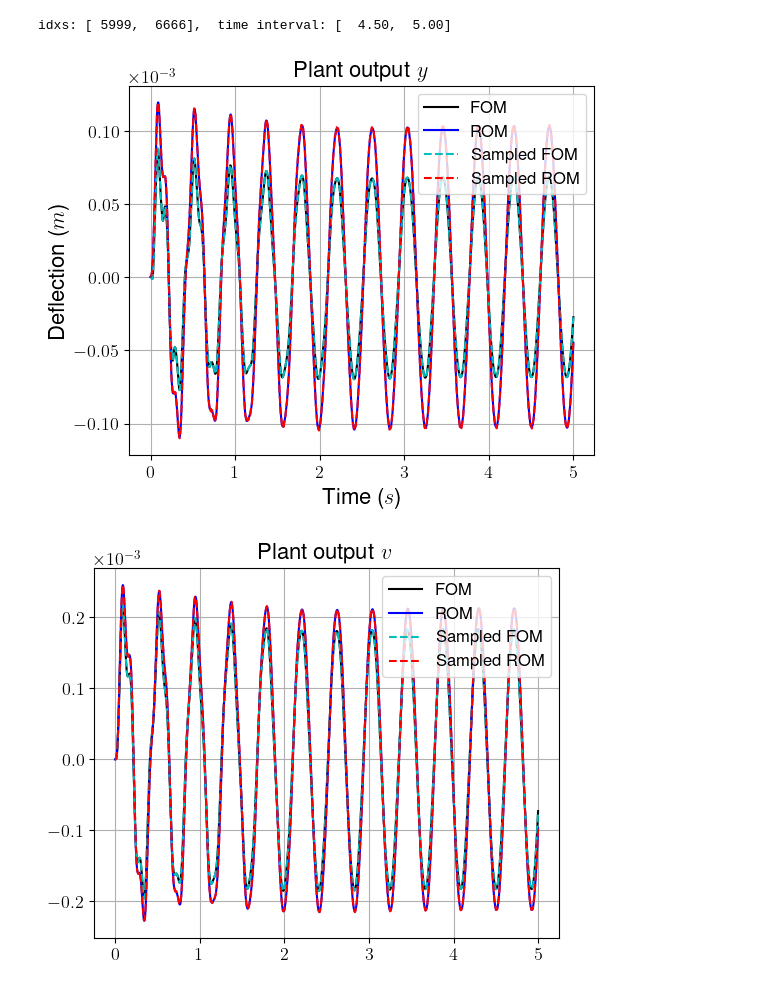
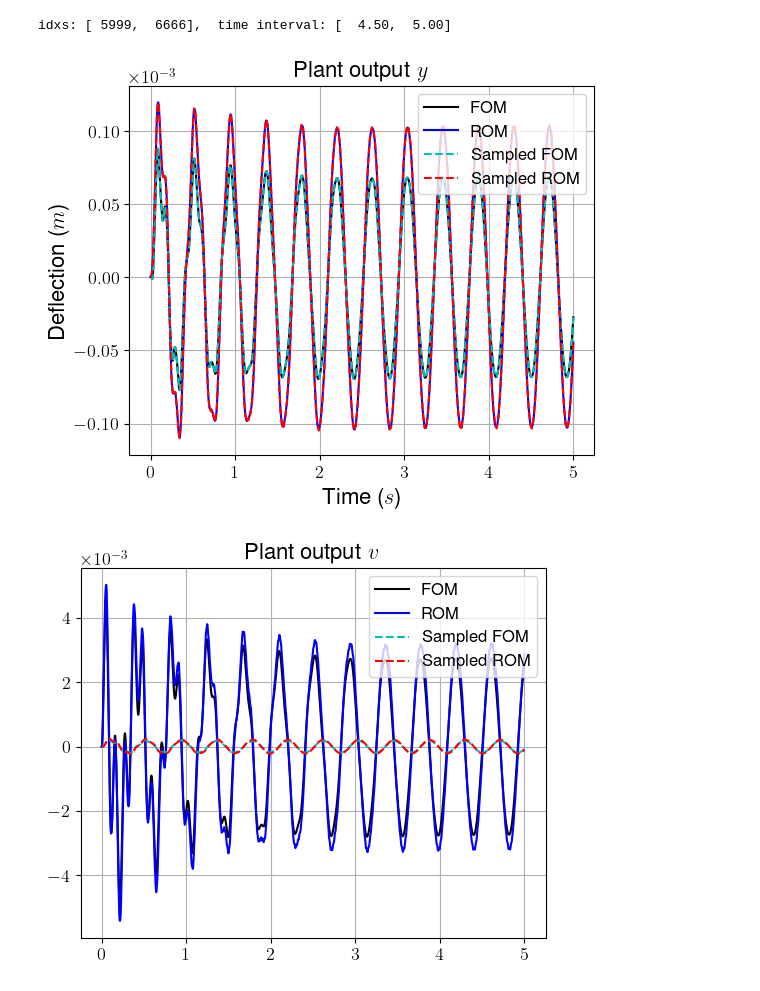
Before and after one commit to mavasbel/model_reduction, a Jupyter notebook: ODESimulation.ipynb, the cells around one changed output. Cells and saved outputs as stored; diff of their text form; code cells hidden in the pictures.

Commit message:
Refactor and new plot

```diff
--- a/ODESimulation.ipynb
+++ b/ODESimulation.ipynb
@@ -57,26 +57,26 @@ uVec = 1*numpy.sin(15*tVec)
 zerosVec = 0*numpy.zeros((steps,1))
 # %%
 # FOM
-resultFOM = control.input_output_response(extMathcalPcl, tVec.reshape(-1),numpy.column_stack([zerosVec,uVec]).T,\
-                                        numpy.zeros((extMathcalPcl.A.shape[0],1)),t_eval=tVec.reshape(-1))
+resultFOM = control.input_output_response(mathcalPcl, tVec.reshape(-1),numpy.column_stack([zerosVec,uVec]).T,\
+                                        numpy.zeros((mathcalPcl.A.shape[0],1)),t_eval=tVec.reshape(-1))
 # %%
 # ROM
-resultROM = control.input_output_response(truncExtMathcalPcl, tVec.reshape(-1),numpy.column_stack([zerosVec,uVec]).T,\
-                                        numpy.zeros((truncExtMathcalPcl.A.shape[0],1)),t_eval=tVec.reshape(-1))
+resultROM = control.input_output_response(hatMathcalPcl, tVec.reshape(-1),numpy.column_stack([zerosVec,uVec]).T,\
+                                        numpy.zeros((hatMathcalPcl.A.shape[0],1)),t_eval=tVec.reshape(-1))
 # %%
 # Sampled FOM
-xpVecFOM, xcVecFOM, vsVecFOM, whVecFOM = ODEUtils.solveSDLinearSystem(plant=extMathcalP,
+xpVecFOM, xcVecFOM, vsVecFOM, whVecFOM = ODEUtils.solveSDLinearSystem(plant=mathcalPext,
                                                           discrete_controller=overlineMathcalC,
-                                                          xp0=0*numpy.random.rand(*(extMathcalP.A.shape[0], 1)),
+                                                          xp0=0*numpy.random.rand(*(mathcalPext.A.shape[0], 1)),
                                                           xc0=0*numpy.random.rand(*(overlineMathcalC.A.shape[0], 1)),
                                                           uVec=uVec, t_ini=t_ini, t_fin=t_fin, T_step=T_step, T_samps=tkVec)
 # %% [output]
 idxs: [ 5999,  6666],  time interval: [  4.50,  5.00]
 # %%
 # Sampled ROM
-xpVecROM, xcVecROM, vsVecROM, whVecROM = ODEUtils.solveSDLinearSystem(plant=truncExtMathcalP,
+xpVecROM, xcVecROM, vsVecROM, whVecROM = ODEUtils.solveSDLinearSystem(plant=hatMathcalPext,
                                                           discrete_controller=overlineMathcalC,
-                                                          xp0=0*numpy.random.rand(*(truncExtMathcalP.A.shape[0], 1)),
+                                                          xp0=0*numpy.random.rand(*(hatMathcalPext.A.shape[0], 1)),
                                                           xc0=0*numpy.random.rand(*(overlineMathcalC.A.shape[0], 1)),
                                                           uVec=uVec, t_ini=t_ini, t_fin=t_fin, T_step=T_step, T_samps=tkVec)
 # %% [output]
@@ -86,17 +86,17 @@ idxs: [ 5999,  6666],  time interval: [  4.50,  5.00]
 tLims = [t_ini,t_fin]
 idxLims = range(numpy.where(tVec[:, 0] >= tLims[0])[0][0], numpy.where(tVec[:, 0] >= tLims[1])[0][0] + 1)
 
-yVecFOM = resultFOM.outputs[2][:,None].T
+yVecFOM = resultFOM.outputs[1][:,None].T
 vVecFOM = resultFOM.outputs[0][:,None].T
 
-yVecROM = resultROM.outputs[2][:,None].T
+yVecROM = resultROM.outputs[1][:,None].T
 vVecROM = resultROM.outputs[0][:,None].T
 
-yVecSampledFOM = extMathcalP.C[-1:,:] @ xpVecFOM
-vVecSampledFOM = extMathcalP.C[0:1,:] @ xpVecFOM
+yVecSampledFOM = mathcalPext.C[-1:,:] @ xpVecFOM
+vVecSampledFOM = mathcalPext.C[0:1,:] @ xpVecFOM
 
-yVecSampledROM = truncExtMathcalP.C[-1:,:] @ xpVecROM
-vVecSampledROM = truncExtMathcalP.C[0:1,:] @ xpVecROM
+yVecSampledROM = hatMathcalPext.C[-1:,:] @ xpVecROM
+vVecSampledROM = hatMathcalPext.C[0:1,:] @ xpVecROM
 
 plt.plot(tVec[idxLims, 0], yVecFOM[0, idxLims], 'k', label="FOM", linestyle='solid')
 plt.plot(tVec[idxLims, 0], yVecROM[0, idxLims], 'b', label="ROM", linestyle='solid')
@@ -104,31 +104,32 @@ plt.plot(tVec[idxLims, 0], yVecSampledFOM[0, idxLims], 'c', label="Sampled FOM",
 plt.plot(tVec[idxLims, 0], yVecSampledROM[0, idxLims], 'r', label="Sampled ROM", linestyle='dashed')
 plt.ticklabel_format(axis='y', scilimits=(-3,-3))
 plt.tick_params(axis='y', labelsize=13)
 plt.tick_params(axis='x', labelsize=13)
 plt.gca().yaxis.get_offset_text().set_fontsize(13)
 plt.gca().xaxis.get_offset_text().set_fontsize(13)
 plt.title('Plant output $y$', fontsize=16)
 plt.ylabel('Deflection ($m$)', fontsize=16)
 plt.xlabel('Time ($s$)', fontsize=16)
 plt.legend(loc='upper right', fontsize=12)
 plt.grid()
 plt.gcf().set_figwidth(6)
 plt.show()
+plt.savefig('ode_simulation_comparison.png', format='png')
 
 plt.plot(tVec[idxLims, 0], vVecFOM[0, idxLims], 'k', label="FOM", linestyle='solid')
 plt.plot(tVec[idxLims, 0], vVecROM[0, idxLims], 'b', label="ROM", linestyle='solid')
 plt.plot(tVec[idxLims, 0], vVecSampledFOM[0, idxLims], 'c', label="Sampled FOM", linestyle='dashed')
 plt.plot(tVec[idxLims, 0], vVecSampledROM[0, idxLims], 'r', label="Sampled ROM", linestyle='dashed')
 plt.ticklabel_format(axis='y', scilimits=(-3,-3))
 plt.tick_params(axis='y', labelsize=13)
 plt.tick_params(axis='x', labelsize=13)
 plt.gca().yaxis.get_offset_text().set_fontsize(13)
 plt.gca().xaxis.get_offset_text().set_fontsize(13)
 plt.title('Plant output $v$', fontsize=16)
 plt.legend(loc='upper right', fontsize=12)
 plt.grid()
 plt.gcf().set_figwidth(6)
 plt.show()
 # %% [output]
 [figure]
-[figure, old version]
+[figure, new version]
```
Also changed, not shown: parts of 1 cell of this notebook, 23 other files.
